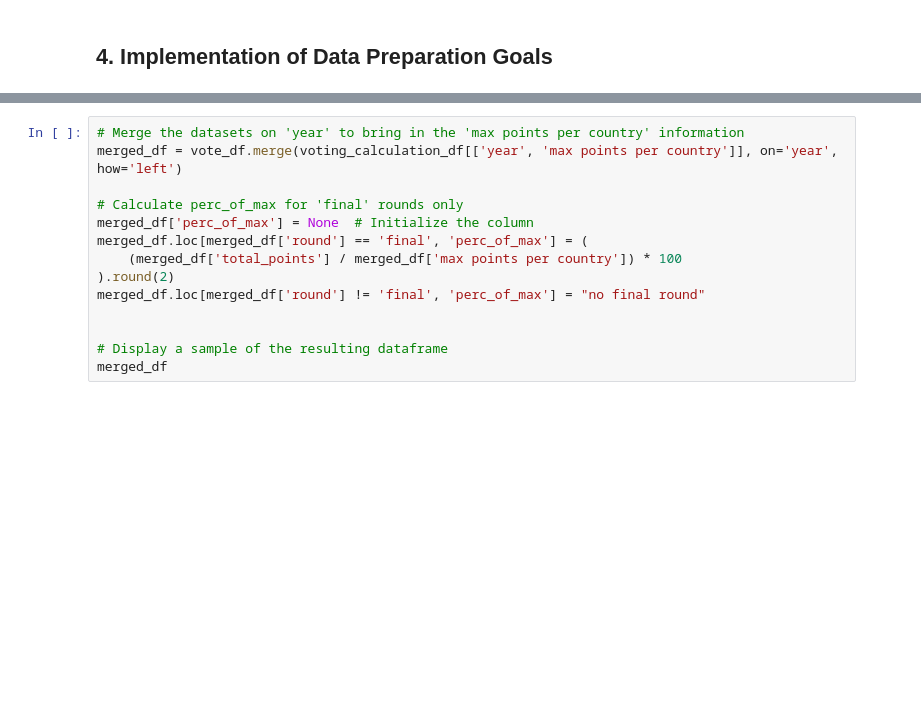
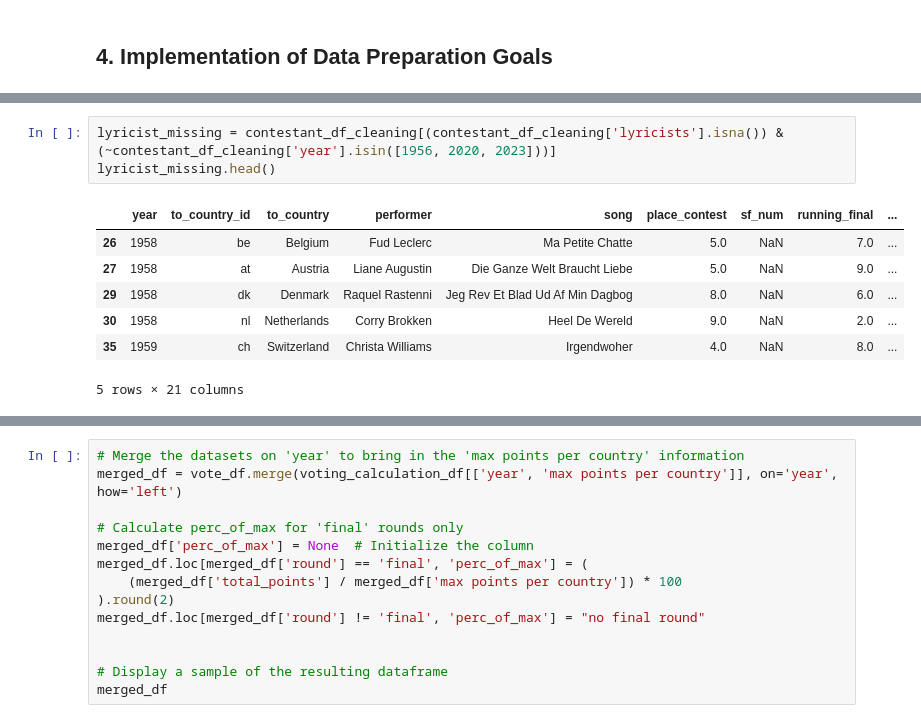
Before and after one commit to mikfre1/Eurotrash, a Jupyter notebook: data_review.ipynb, the cells around one changed output, grey strips where cells are left out. Saved outputs shown, nothing was run; the diff lists cells and outputs as text; blank space fills up the shorter version.

```diff
--- a/data_review.ipynb
+++ b/data_review.ipynb
@@ -324,0 +354,11 @@ To visualize and model with these datasets, we need the following processes:
+# %%
+lyricist_missing = contestant_df_cleaning[(contestant_df_cleaning['lyricists'].isna()) & (~contestant_df_cleaning['year'].isin([1956, 2020, 2023]))]
+lyricist_missing.head()
+# %% [output]
+|  | year | to_country_id | to_country | performer | song | place_contest | sf_num | running_final | ... |
+| 26 | 1958 | be | Belgium | Fud Leclerc | Ma Petite Chatte | 5.0 | NaN | 7.0 | ... |
+| 27 | 1958 | at | Austria | Liane Augustin | Die Ganze Welt Braucht Liebe | 5.0 | NaN | 9.0 | ... |
+| 29 | 1958 | dk | Denmark | Raquel Rastenni | Jeg Rev Et Blad Ud Af Min Dagbog | 8.0 | NaN | 6.0 | ... |
+| 30 | 1958 | nl | Netherlands | Corry Brokken | Heel De Wereld | 9.0 | NaN | 2.0 | ... |
+| 35 | 1959 | ch | Switzerland | Christa Williams | Irgendwoher | 4.0 | NaN | 8.0 | ... |
+5 rows × 21 columns
```
Also changed, not shown: parts of 12 cells of this notebook.
